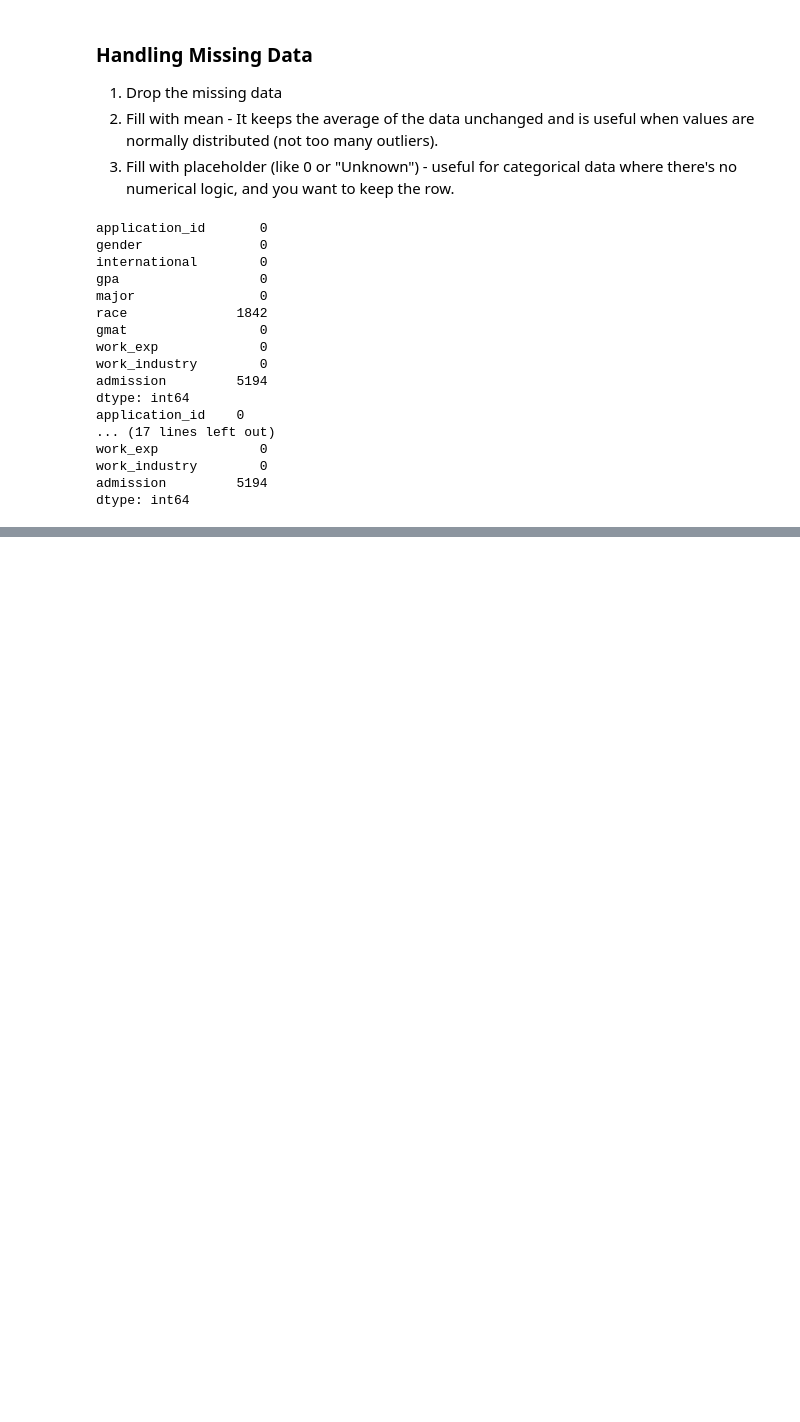
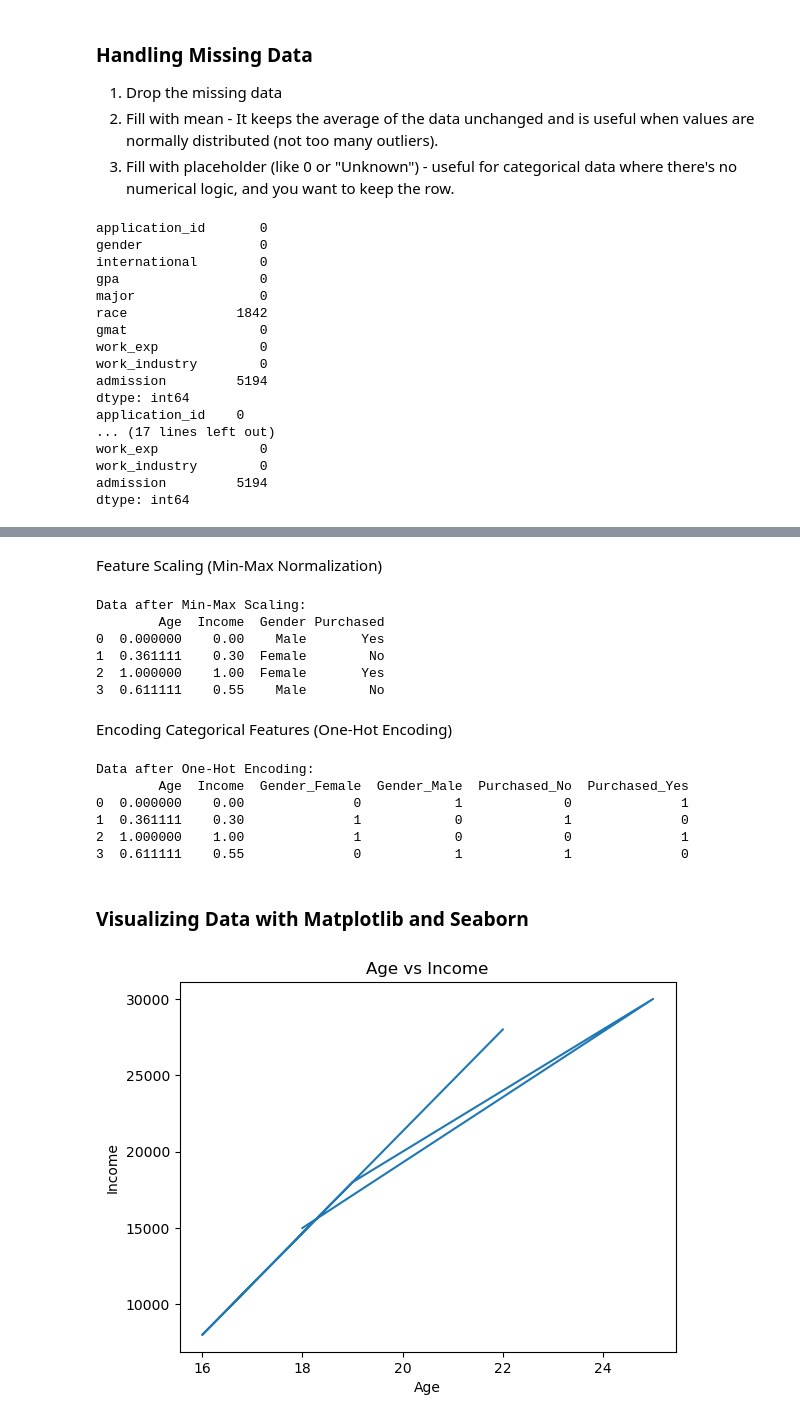
Before and after one commit to Amandaasharonpj/AI-Development-Bootcamp-and-Certification, a Jupyter notebook: Day Two_Exploratory Data Analysis (EDA)/Code.ipynb, the cells around one changed output, grey strips where cells are left out. Saved outputs shown, nothing was run; the diff lists cells and outputs as text; code cells hidden in the pictures; blank space fills up the shorter version.

```diff
--- a/Day Two_Exploratory Data Analysis (EDA)/Code.ipynb
+++ b/Day Two_Exploratory Data Analysis (EDA)/Code.ipynb
@@ -101,0 +109,45 @@ KeyError: "None of [Index(['Gender', 'Purchased'], dtype='object')] are in the [
+# %% [markdown]
+ Feature Scaling (Min-Max Normalization)
+# %%
+# scaler
+scaler = MinMaxScaler()
+sample_data[['Age', 'Income']] = scaler.fit_transform(sample_data[['Age', 'Income']])
+
+print("\nData after Min-Max Scaling:")
+print(sample_data)
+# %% [output]
+Data after Min-Max Scaling:
+        Age  Income  Gender Purchased
+0  0.000000    0.00    Male       Yes
+1  0.361111    0.30  Female        No
+2  1.000000    1.00  Female       Yes
+3  0.611111    0.55    Male        No
+# %% [markdown]
+Encoding Categorical Features (One-Hot Encoding)
+# %%
+data_encoded = pd.get_dummies(sample_data, columns=['Gender', 'Purchased'])
+
+print("\nData after One-Hot Encoding:")
+print(data_encoded)
+# %% [output]
+Data after One-Hot Encoding:
+        Age  Income  Gender_Female  Gender_Male  Purchased_No  Purchased_Yes
+0  0.000000    0.00              0            1             0              1
+1  0.361111    0.30              1            0             1              0
+2  1.000000    1.00              1            0             0              1
+3  0.611111    0.55              0            1             1              0
+# %% [markdown]
+### Visualizing Data with Matplotlib and Seaborn
+# %%
+import pandas as pd
+import matplotlib.pyplot as plt
+
+data3 = pd.read_excel('Data.xlsx')
+
+plt.plot(data3['Age'], data3['Income'])
+plt.title('Age vs Income')
+plt.xlabel('Age')
+plt.ylabel('Income')
+plt.show()
+# %% [output]
+[figure, added]
```
Also changed, not shown: parts of 10 cells of this notebook, 4 other files.
